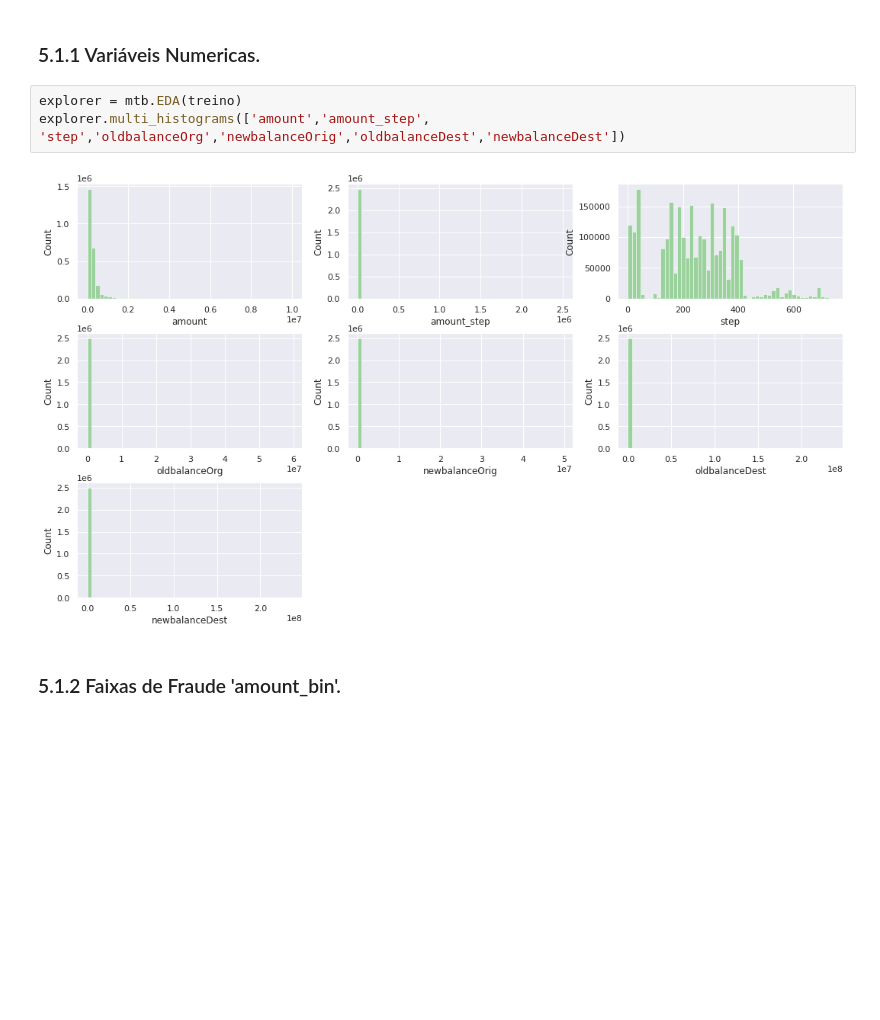
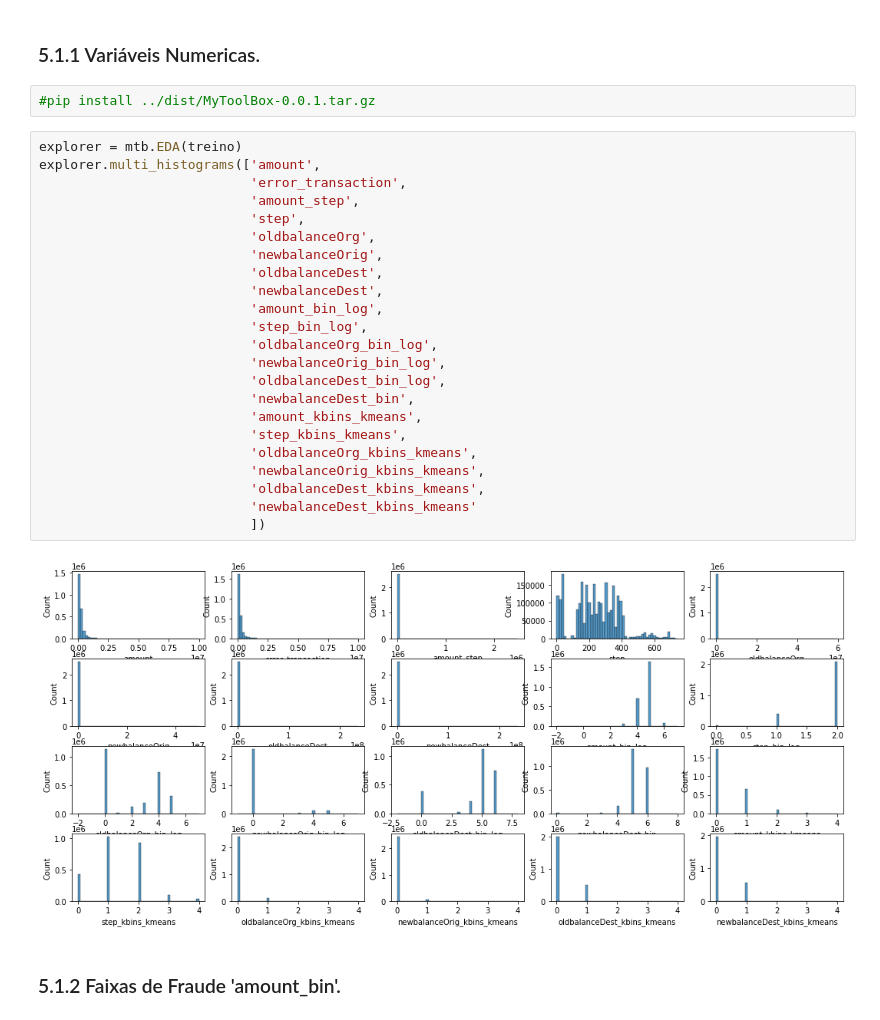
Before and after one commit to bruno154/project-6-blocker-fraud-company, a Jupyter notebook: notebooks/pa002_blocker_fraud2.ipynb, the cells around one changed output. Cells and saved outputs as stored; diff of their text form; blank space fills up the shorter version.

```diff
--- a/notebooks/pa002_blocker_fraud2.ipynb
+++ b/notebooks/pa002_blocker_fraud2.ipynb
@@ -443,11 +472,33 @@ Image("../img/map_mental.jpg")
  - Não encontramos uma faixa step que se destaque em quantidade de fraudes.
 # %% [markdown]
 ### 5.1.1 Variáveis Numericas.
+# %%
+#pip install ../dist/MyToolBox-0.0.1.tar.gz
 # %%
 explorer = mtb.EDA(treino)
-explorer.multi_histograms(['amount','amount_step', 'step','oldbalanceOrg','newbalanceOrig','oldbalanceDest','newbalanceDest'])
+explorer.multi_histograms(['amount',
+                           'error_transaction',
+                           'amount_step',
+                           'step',
+                           'oldbalanceOrg',
+                           'newbalanceOrig',
+                           'oldbalanceDest',
+                           'newbalanceDest',
+                           'amount_bin_log',
+                           'step_bin_log',
+                           'oldbalanceOrg_bin_log',
+                           'newbalanceOrig_bin_log',
+                           'oldbalanceDest_bin_log',
+                           'newbalanceDest_bin',
+                           'amount_kbins_kmeans',
+                           'step_kbins_kmeans',
+                           'oldbalanceOrg_kbins_kmeans',
+                           'newbalanceOrig_kbins_kmeans',
+                           'oldbalanceDest_kbins_kmeans',
+                           'newbalanceDest_kbins_kmeans'
+                           ])
 # %% [output]
-[figure, old version]
+[figure, new version]
 # %% [markdown]
 ### 5.1.2 Faixas de Fraude 'amount_bin'.
 # %%
```
Also changed, not shown: parts of 19 cells of this notebook, 1 other file.
